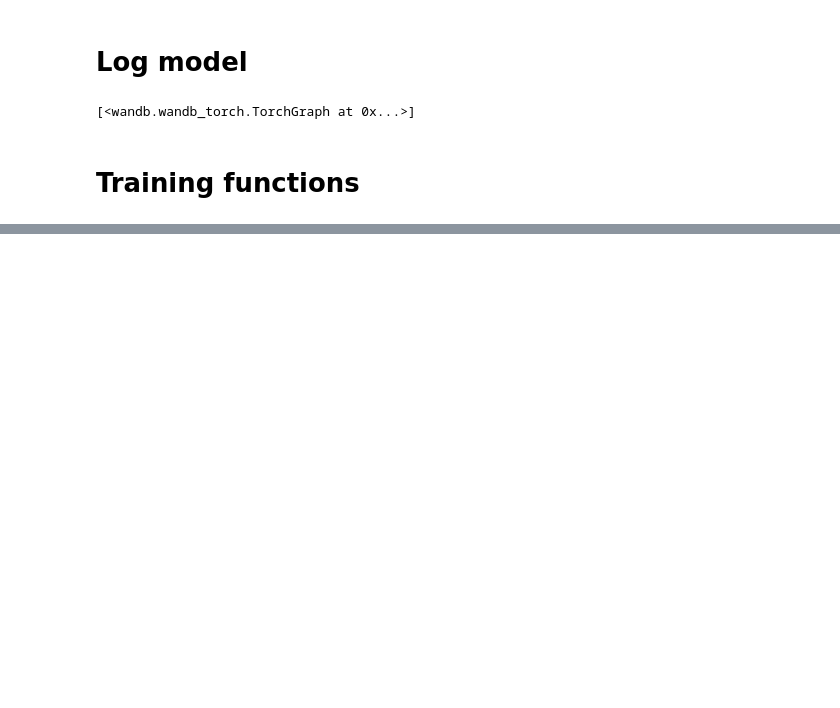
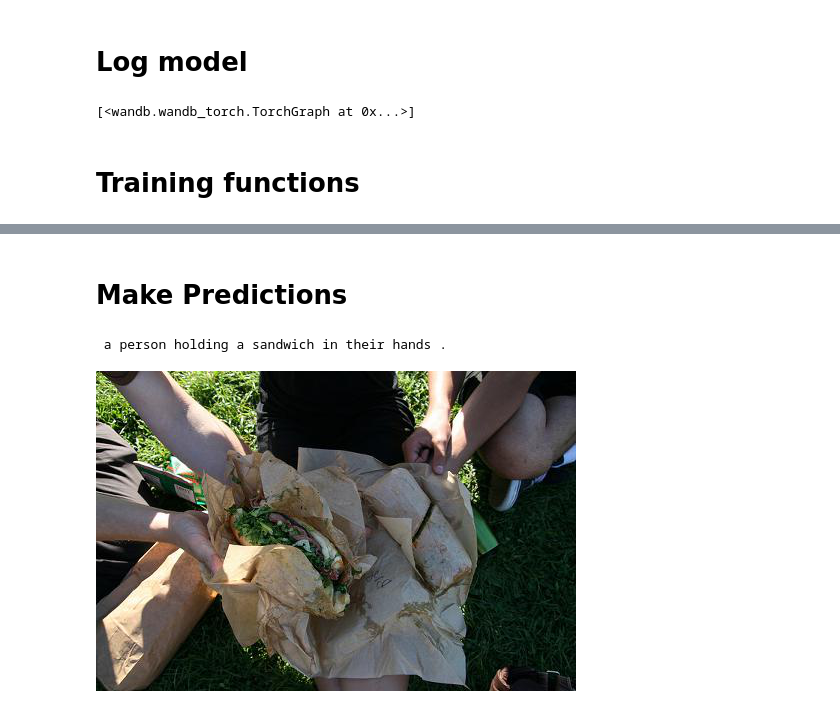
Before and after one commit to ShivamShrirao/Image-Captioning-Transformers, a Jupyter notebook: Image_Captioning_COCO.ipynb, the cells around one changed output, grey strips where cells are left out. Cells and saved outputs as stored; diff of their text form; code cells hidden in the pictures; blank space fills up the shorter version.

Commit message:
wandb log

```diff
--- a/Image_Captioning_COCO.ipynb
+++ b/Image_Captioning_COCO.ipynb
@@ -483,3 +507,6 @@ torch.cuda.empty_cache()
+# %%
+import glob
+val_paths = glob.glob("../datasets/COCO/val/val2017/*")
 # %%
 #collapse-output
 for epoch in range(init_epoch, NUM_EPOCHS+1):
@@ -488,7 +515,11 @@ for epoch in range(init_epoch, NUM_EPOCHS+1):
     gc.collect()
     with torch.no_grad():
         val_loss = evaluate(model, val_loader, CONFIG['use_amp'])
-    wandb.log({"val_loss": val_loss, "epoch": epoch})
+
+    img = Image.open(random.choice(val_paths))
+    caps = generate_caption(model, preproc['val'](img)[None,:], en_vocab)
+    wandb.log({"val_loss": val_loss, "epoch": epoch, "examples": wandb.Image(img, caption=caps)})
+    # LOG EXAMPLE IMAGE AND CAPTIONS TO WANDB
     print(f"Epoch: {epoch}/{NUM_EPOCHS}, Train loss: {train_loss:.3f}, Val loss: {val_loss:.3f}\n")
     # if not epoch%10:
     #     save_model(model, optimizer, epoch)
@@ -499,22 +540,0 @@ init_epoch = epoch
-# %%
-def greedy_decode(model, img, max_len=100, start_symbol=BOS_IDX):
-    model.eval()
-    img = img.to(DEVICE, non_blocking=True)
-    enc_output = model.encode_image(img)
-    tgt = torch.ones(1, 1).fill_(start_symbol).long().to(DEVICE, non_blocking=True)
-    for i in range(max_len):
-        tgt_mask = subsequent_mask(tgt.size(0), DEVICE)
-        out = model.decode_text(tgt, enc_output, tgt_mask)
-        out = out.transpose(0,1)
-        prob = model.generator(out[:,-1])
-        _, next_word = torch.max(prob, dim = 1)
-        next_word = next_word.item()
-        tgt = torch.cat([tgt, torch.ones(1, 1).fill_(next_word).long().to(DEVICE)], dim=0)
-        if next_word == EOS_IDX:
-            break
-    return tgt
-
-def generate_caption(model, img, tgt_vocab, tokenizer):
-    with torch.no_grad():
-        tgt = greedy_decode(model, img, max_len=100, start_symbol=BOS_IDX).flatten()
-    return " ".join(tgt_vocab.lookup_tokens(tgt.tolist())).replace("<bos>", "").replace("<eos>", "")
@@ -530,0 +541,11 @@ generate_caption(model, preproc['val'](img)[None,:], en_vocab, tokenizer)
+# %% [markdown]
+# Make Predictions
+# %%
+img = Image.open(random.choice(val_paths))
+caps = generate_caption(model, preproc['val'](img)[None,:], en_vocab)
+wandb.log({"val_loss": val_loss, "epoch": epoch, "examples": wandb.Image(img, caption=caps)})
+print(caps)
+img
+# %% [output]
+ a person holding a sandwich in their hands .
+[figure, added]
```
Also changed, not shown: parts of 11 cells of this notebook.
